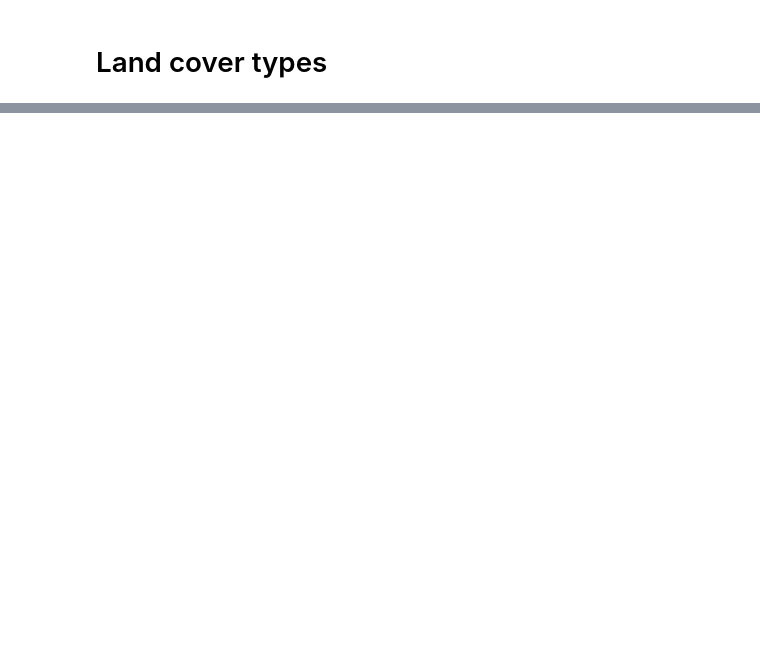
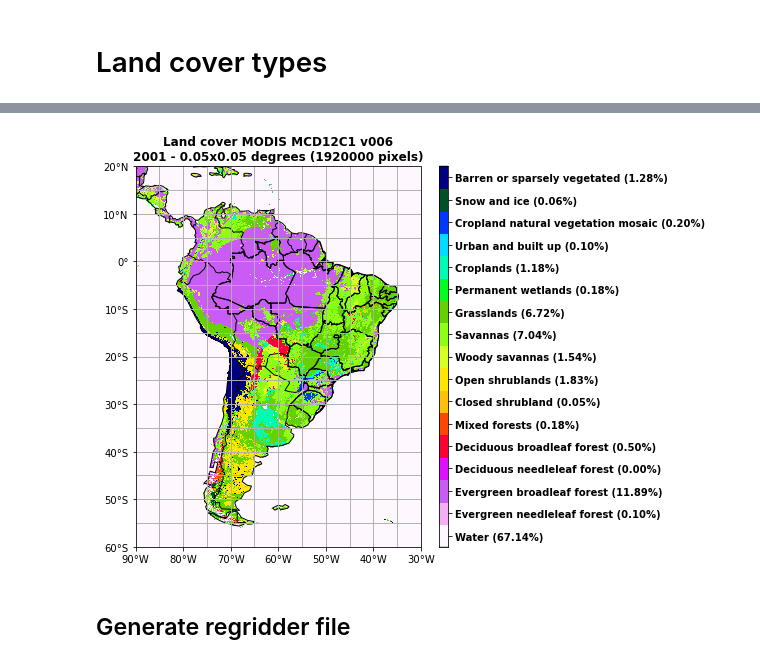
Before and after one commit to SandroAlex/phd, a Jupyter notebook: notebooks/single_variables/land_cover_modis.ipynb, the cells around one changed output, grey strips where cells are left out. Saved outputs shown, nothing was run; the diff lists cells and outputs as text; code cells hidden in the pictures; blank space fills up the shorter version.

Commit message:
More analysis on MODIS land cover data

```diff
--- a/notebooks/single_variables/land_cover_modis.ipynb
+++ b/notebooks/single_variables/land_cover_modis.ipynb
@@ -414,0 +90,6 @@ DS.to_netcdf(
+# %%
+# One file for each year (2001 - 2018).
+FILES_PATHS = sorted(glob.glob(MAIN_FOLDER + "*hdf"))
+
+# Show all data files paths.
+FILES_PATHS
@@ -414,0 +148,6 @@ DS.to_netcdf(
+# %%
+# Read meta data.
+DS_LC = xr.open_dataset(FILES_PATHS[0])
+
+# Show it.
+print(DS_LC)
@@ -414,0 +175,8 @@ DS.to_netcdf(
+# %%
+%%time
+
+# Major class occurrence (Num_IGBP_Classes=17).
+DA_LC = DS_LC.Majority_Land_Cover_Type_1
+print(">>> Global data size in GB (as float):", DA_LC.nbytes / 1e9)
+print("")
+print(DA_LC)
@@ -414,0 +303,31 @@ DS.to_netcdf(
+# %%
+%%time
+
+# Grid for one map.
+axgr = cdlearn.maps.south_america(
+    figsize=(14, 7),
+    nrows_ncols=(1, 1),
+    titles=[
+        f"Land cover MODIS MCD12C1 v006\n2001 - 0.05x0.05 degrees ({total} pixels)"
+    ]
+)
+
+# Plot mean results.
+plotmap = DA_LC.plot(
+    ax=axgr[0],
+    vmin=int(0),
+    vmax=int(16),
+    levels=np.arange(0, 18, 1),
+    cmap=plt.cm.gist_ncar_r,
+    add_colorbar=False,
+    add_labels=False
+)
+
+# Fill colorbar.
+cb = axgr.cbar_axes[0].colorbar(plotmap)
+cb.cbar_axis.set_ticks(np.arange(0, 17, 1) + 0.5)
+
+# Make colorbar y ticks as strings.
+ylabels = [classes_dict[key] + str(" (%.2f%%)" %(percentages[key])) for key in range(17)]
+_ = cb.cbar_axis.axes.yaxis.set_ticklabels(ylabels, weight="bold")
+# %% [output]
@@ -414,0 +336,3 @@ DS.to_netcdf(
+[figure, added]
+# %% [markdown]
+## Generate regridder file
```
Also changed, not shown: parts of 60 cells of this notebook.
